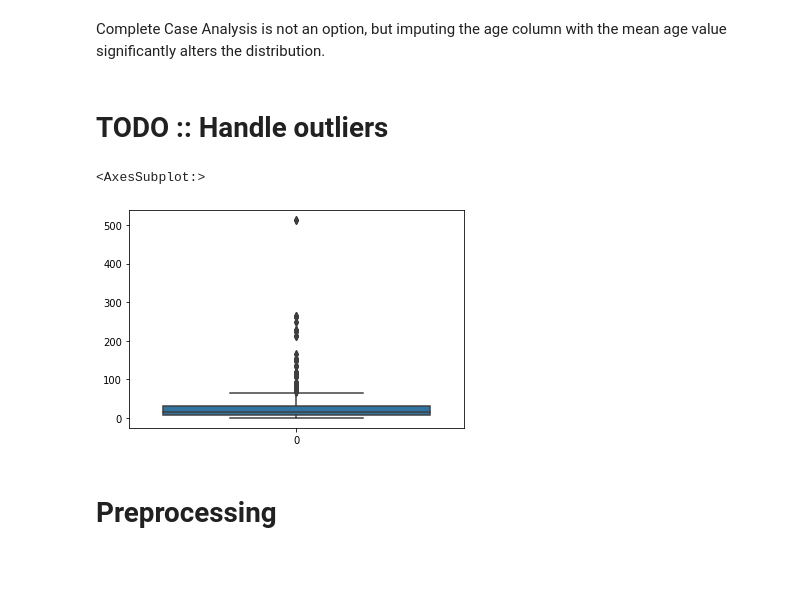
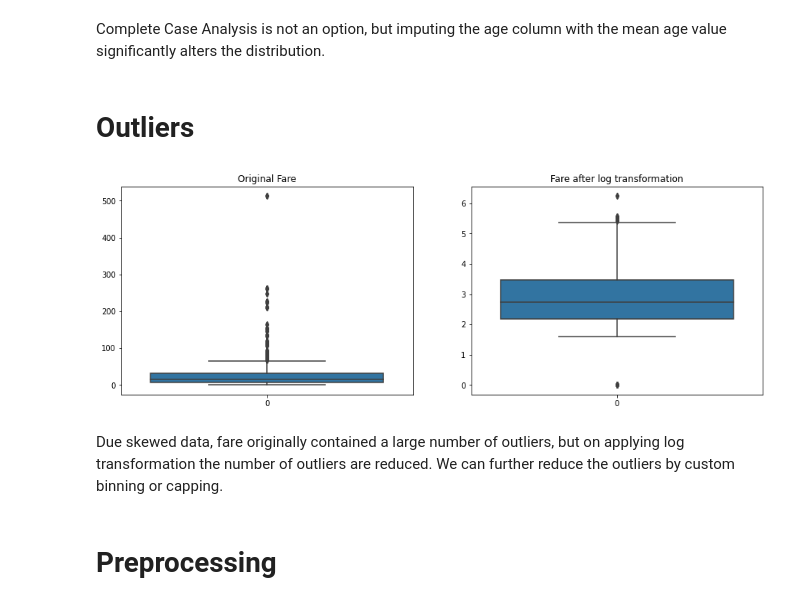
Before and after one commit to 11aniketkumar/titanic_ml, a Jupyter notebook: Titanic.ipynb, the cells around one changed output. Cells and saved outputs as stored; diff of their text form; code cells hidden in the pictures; blank space fills up the shorter version.

Commit message:
Modified outlier detection

```diff
--- a/Titanic.ipynb
+++ b/Titanic.ipynb
@@ -227,12 +227,18 @@ plt.show()
 # %% [markdown]
 Complete Case Analysis is not an option, but imputing the age column with the mean age value significantly alters the distribution.
 # %% [markdown]
-# TODO :: Handle outliers
+# Outliers
 # %%
-sns.boxplot(df['Fare'])
+fig, ax = plt.subplots(1,2,figsize=(15,5))
+ax[0].set_title('Original Fare')
+sns.boxplot(df['Fare'], ax=ax[0])
+ax[1].set_title('Fare after log transformation')
+sns.boxplot(np.log1p(df['Fare']), ax=ax[1])
+plt.show()
 # %% [output]
-<AxesSubplot:>
-[figure, old version]
+[figure, new version]
+# %% [markdown]
+Due skewed data, fare originally contained a large number of outliers, but on applying log transformation the number of outliers are reduced. We can further reduce the outliers by custom binning or capping.
 # %% [markdown]
 # Preprocessing
 # %%
```
Also changed, not shown: parts of 4 cells of this notebook.
